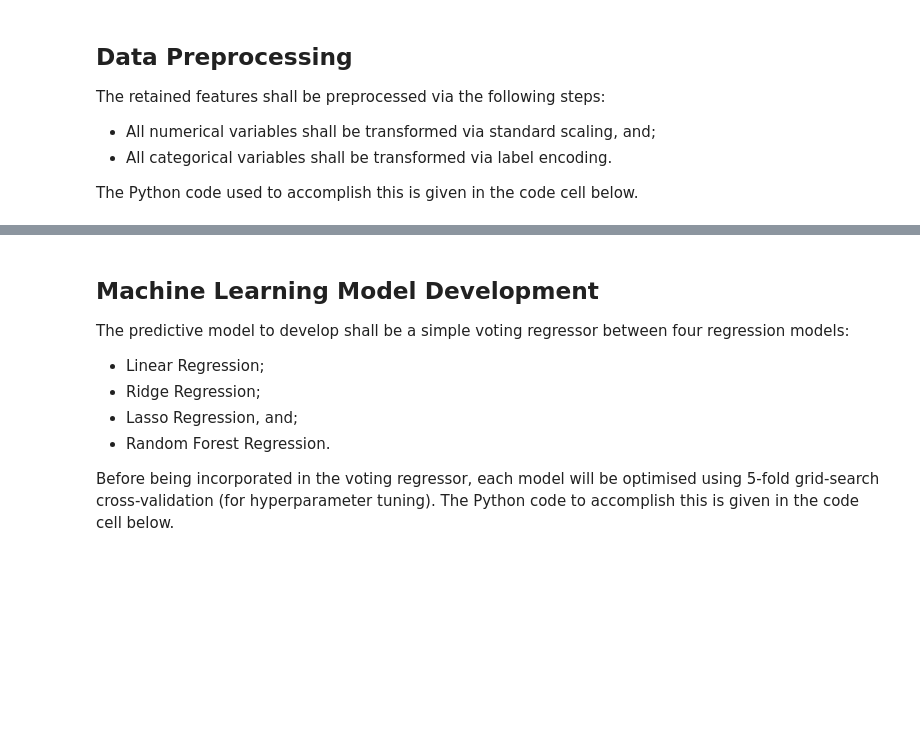
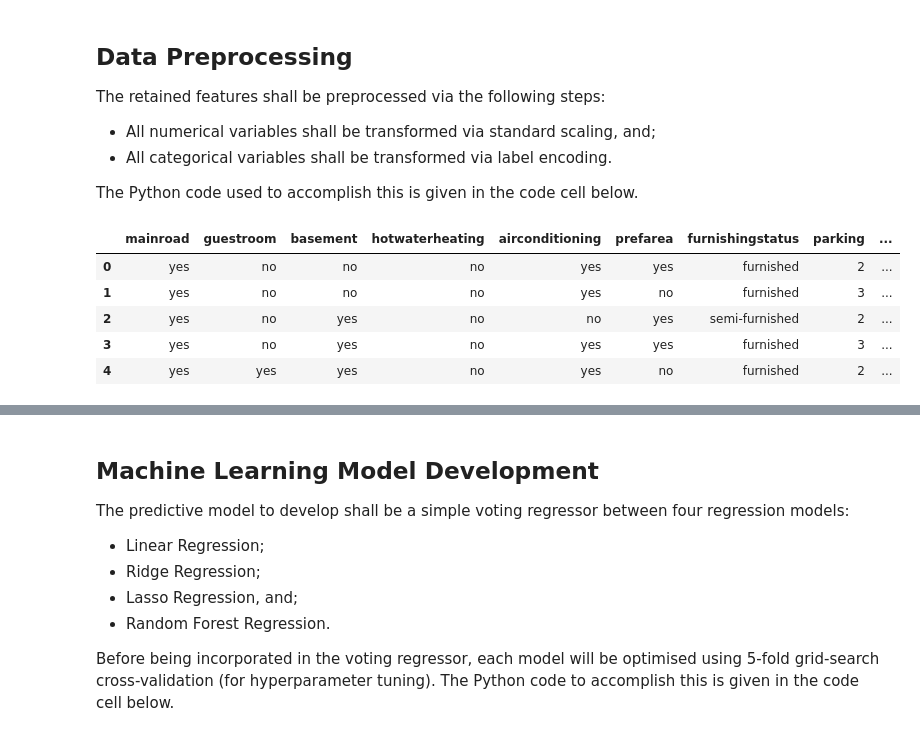
Before and after one commit to mzakariaz/BI-Machine-Learning-Project-1, a Jupyter notebook: house-price-prediction.ipynb, the cells around one changed output, grey strips where cells are left out. Cells and saved outputs as stored; diff of their text form; code cells hidden in the pictures; blank space fills up the shorter version.

```diff
--- a/house-price-prediction.ipynb
+++ b/house-price-prediction.ipynb
@@ -211,4 +211,14 @@ The retained features shall be preprocessed via the following steps:
 The Python code used to accomplish this is given in the code cell below.
 # %%
 # Reorder the dataset
-df = df.iloc[:,[5,6,7,8,9,11,12,10,4,3,2,1,0,]]
+df = df.iloc[:,[5,6,7,8,9,11,12,10,4,3,2,1,0]]
+
+# Print the first few rows of the dataset
+df.head()
+# %% [output]
+|  | mainroad | guestroom | basement | hotwaterheating | airconditioning | prefarea | furnishingstatus | parking | ... |
+| 0 | yes | no | no | no | yes | yes | furnished | 2 | ... |
+| 1 | yes | no | no | no | yes | no | furnished | 3 | ... |
+| 2 | yes | no | yes | no | no | yes | semi-furnished | 2 | ... |
+| 3 | yes | no | yes | no | yes | yes | furnished | 3 | ... |
+| 4 | yes | yes | yes | no | yes | no | furnished | 2 | ... |
```
Also changed, not shown: parts of 12 cells of this notebook.
